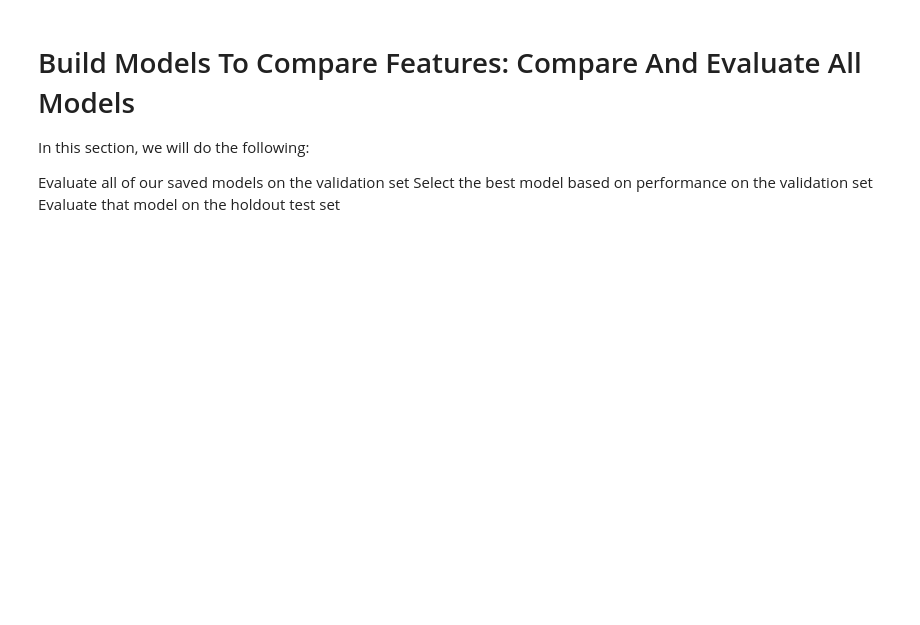
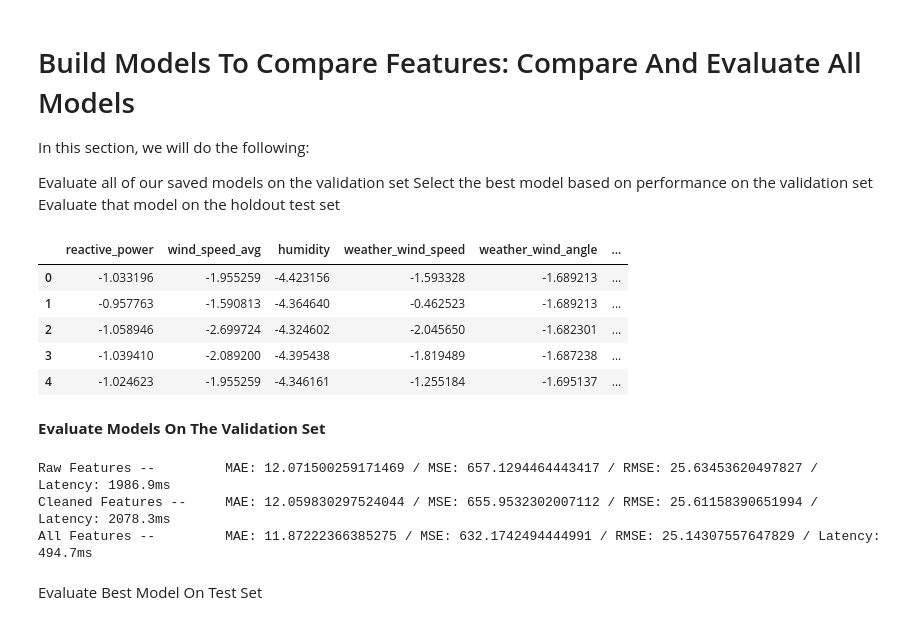
Before and after one commit to madhumitafilos/Collab, a Jupyter notebook: Feature_Engineering.ipynb, the cells around one changed output. Saved outputs shown, nothing was run; the diff lists cells and outputs as text; code cells hidden in the pictures; blank space fills up the shorter version.

```diff
--- a/Feature_Engineering.ipynb
+++ b/Feature_Engineering.ipynb
@@ -839,12 +855,19 @@ Evaluate that model on the holdout test set
 # %%
 from sklearn.metrics import accuracy_score, precision_score, recall_score
 from time import time
 
-val_features_raw = pd.read_csv('../../../data/final_data/val_features_raw.csv')
-val_features_original = pd.read_csv('../../../data/final_data/val_features_original.csv')
-val_features_all = pd.read_csv('../../../data/final_data/val_features_all.csv')
-val_features_reduced = pd.read_csv('../../../data/final_data/val_features_reduced.csv')
+val_features_raw = pd.read_csv('/content/drive/MyDrive/val_features_raw.csv')
+val_features_original = pd.read_csv('/content/drive/MyDrive/val_features_original.csv')
+val_features_all = pd.read_csv('/content/drive/MyDrive/val_features_all.csv')
 
-val_labels = pd.read_csv('../../../data/final_data/val_labels.csv')
+
+val_labels = pd.read_csv('/content/drive/MyDrive/val_labels.csv')
 
 val_features_raw.head()
+# %% [output]
+|  | reactive_power | wind_speed_avg | humidity | weather_wind_speed | weather_wind_angle | ... |
+| 0 | -1.033196 | -1.955259 | -4.423156 | -1.593328 | -1.689213 | ... |
+| 1 | -0.957763 | -1.590813 | -4.364640 | -0.462523 | -1.689213 | ... |
+| 2 | -1.058946 | -2.699724 | -4.324602 | -2.045650 | -1.682301 | ... |
+| 3 | -1.039410 | -2.089200 | -4.395438 | -1.819489 | -1.687238 | ... |
+| 4 | -1.024623 | -1.955259 | -4.346161 | -1.255184 | -1.695137 | ... |
@@ -850,0 +880,2 @@ val_features_raw.head()
+# %% [markdown]
+**Evaluate Models On The Validation Set**
@@ -850,0 +895,11 @@ val_features_raw.head()
+# %%
+# Evaluate all of our models on the validation set
+evaluate_model('Raw Features', models['raw_original'], val_features_raw, val_labels)
+evaluate_model('Cleaned Features', models['cleaned_original'], val_features_original, val_labels)
+evaluate_model('All Features', models['all'], val_features_all, val_labels)
+# %% [output]
+Raw Features --         MAE: 12.071500259171469 / MSE: 657.1294464443417 / RMSE: 25.63453620497827 / Latency: 1986.9ms
+Cleaned Features --     MAE: 12.059830297524044 / MSE: 655.9532302007112 / RMSE: 25.61158390651994 / Latency: 2078.3ms
+All Features --         MAE: 11.87222366385275 / MSE: 632.1742494444991 / RMSE: 25.14307557647829 / Latency: 494.7ms
+# %% [markdown]
+Evaluate Best Model On Test Set
```
Also changed, not shown: parts of 8 cells of this notebook.
